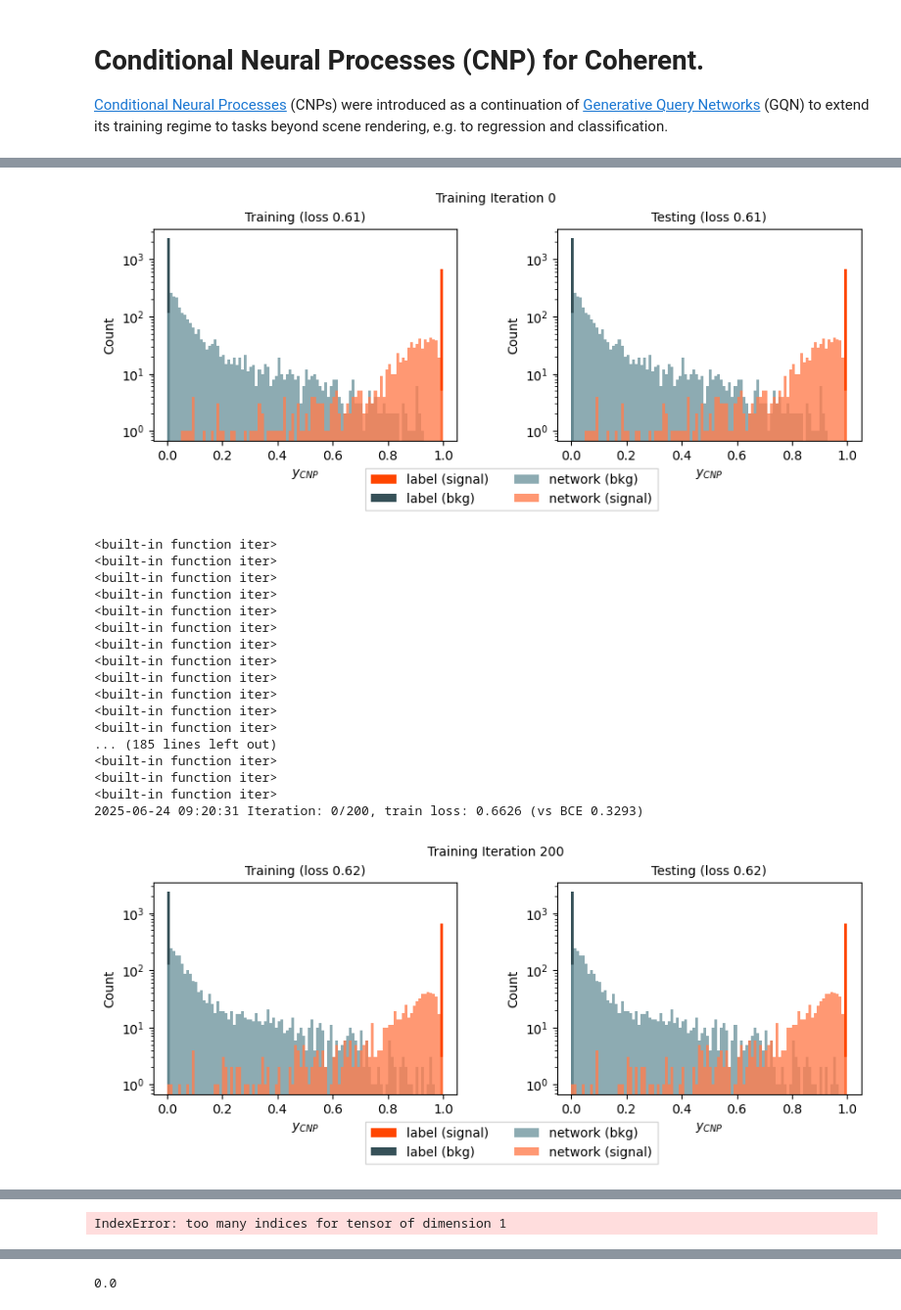
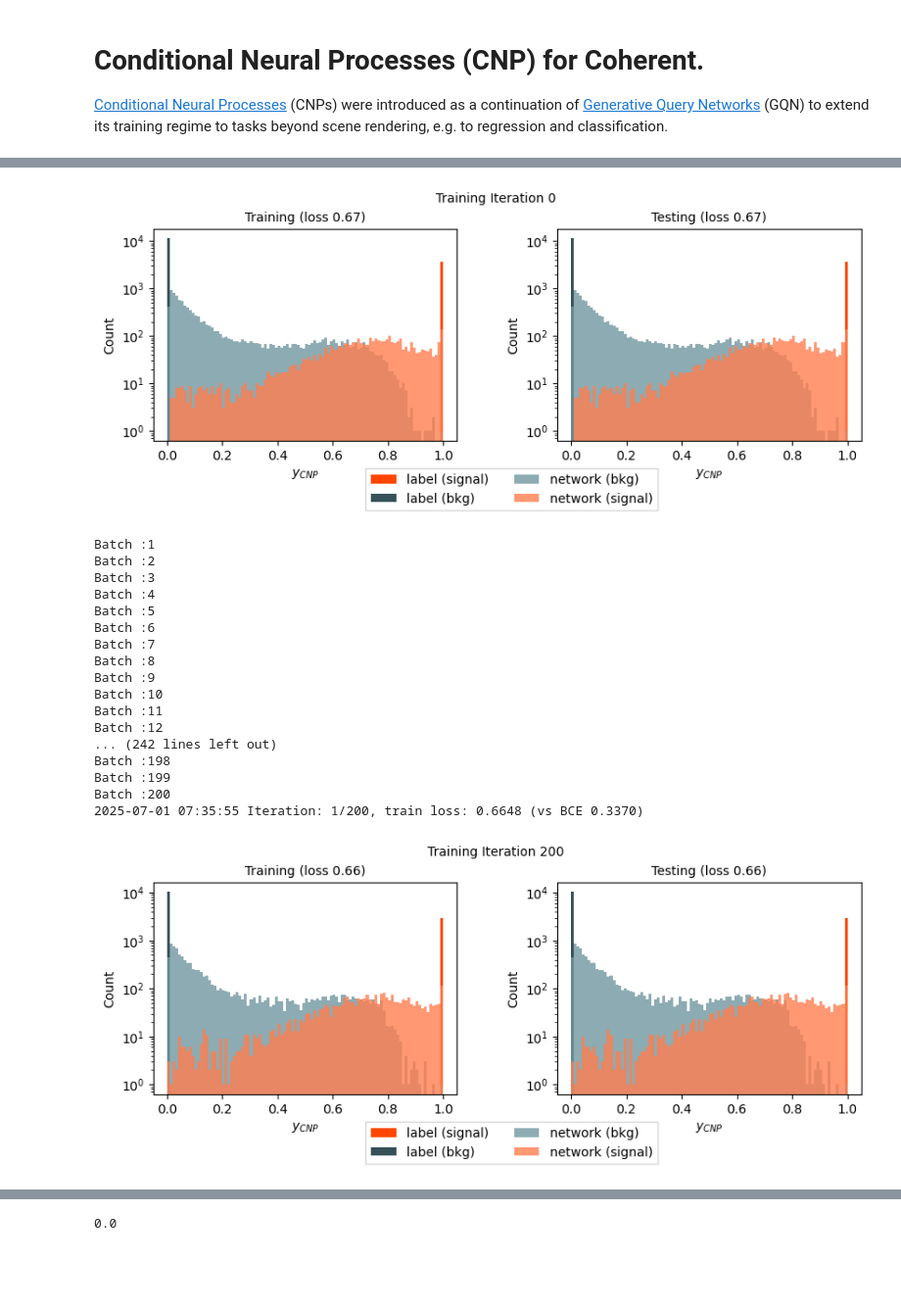
Before and after one commit to brianzliu/resum-coherent, a Jupyter notebook: examples/run_cnp/conditional_neural_process_predict_coherent.ipynb, the cells around one changed output, grey strips where cells are left out. Shown: that part at 98% size. Saved outputs shown, nothing was run; the diff lists cells and outputs as text; code cells hidden in the pictures; blank space fills up the shorter version.

Commit message:
added new visualizations

```diff
--- a/examples/run_cnp/conditional_neural_process_predict_coherent.ipynb
+++ b/examples/run_cnp/conditional_neural_process_predict_coherent.ipynb
@@ -308,6 +68,5 @@ IndexError: too many indices for tensor of dimension 1
 # %%
 bce = nn.BCELoss()
-iter_predict = 0
 
 # create a PdfPages object
 test_idx=0
@@ -330,10 +89,15 @@ for p, path in enumerate(config_file["path_settings"]["path_to_files_predict"]):
     dataset_predict.set_loader()
     dataloader_predict = dataset_predict.dataloader
 
-
-    #it_batch = 0
+    # Shuffle the files in the dataset for randomized prediction order
+    dataloader_predict.dataset.shuffle_files()
 
     for b, batch in enumerate(dataloader_predict):
+        # Safety check: Skip empty batches
+        if batch.numel() == 0:
+            print(f"Warning: Skipping empty batch at iteration {b}")
+            continue
+
         batch_formated=dataset_predict.format_batch_for_cnp(batch,config_file["cnp_settings"]["context_is_subset"] )
         # Get the predicted mean and variance at the target points for the testing set
         log_prob, mu, sigma = model(batch_formated.query, batch_formated.target_y, is_binary)
@@ -347,12 +111,11 @@ for p, path in enumerate(config_file["path_settings"]["path_to_files_predict"]):
             loss_bce=-1
 
 
-
         mu=mu[0].detach().numpy()
         sigma = sigma[0].detach().numpy()
 
         theta=batch_formated.query[1][0].detach().numpy()
-        print(iter_predict)
+        print(f"Batch :{it_batch}")
         row = np.array([iteration[p]] + [fidelity[p]] + [len(mu)] + theta[0,:theta_size].tolist() + [np.mean(mu), np.sqrt(np.sum(sigma**2)) / len(sigma), np.mean(batch_formated.target_y.detach().numpy()),loss.item(), loss_bce.item()])
         # Reshape to 2D array (one row)
         row = row.reshape(1, -1)
@@ -372,5 +135,4 @@ for p, path in enumerate(config_file["path_settings"]["path_to_files_predict"]):
                         fig = plotting.plot(mu[:,k], batch_formated.target_y[0].detach().numpy()[:,k], f'{loss:.2f}', mu_predict[:,k], batch_formated.target_y[0].detach().numpy()[:,k], f'{loss_predict:.2f}', target_range, it_batch)
 
         it_batch+=1
-        iter_predict+=1
 # %% [output]
@@ -379,19 +141,19 @@ for p, path in enumerate(config_file["path_settings"]["path_to_files_predict"]):
-[figure, old version]
+[figure, new version]
-<built-in function iter>
-<built-in function iter>
-<built-in function iter>
-<built-in function iter>
-<built-in function iter>
-<built-in function iter>
-<built-in function iter>
-<built-in function iter>
-<built-in function iter>
-<built-in function iter>
-<built-in function iter>
-<built-in function iter>
-... (185 lines left out)
-<built-in function iter>
-<built-in function iter>
-<built-in function iter>
-2025-06-24 09:20:31 Iteration: 0/200, train loss: 0.6626 (vs BCE 0.3293)
+Batch :1
+Batch :2
+Batch :3
+Batch :4
+Batch :5
+Batch :6
+Batch :7
+Batch :8
+Batch :9
+Batch :10
+Batch :11
+Batch :12
+... (242 lines left out)
+Batch :198
+Batch :199
+Batch :200
+2025-07-01 07:35:55 Iteration: 1/200, train loss: 0.6648 (vs BCE 0.3370)
-[figure, old version]
+[figure, new version]
@@ -415 +176,0 @@ for p, path in enumerate(config_file["path_settings"]["path_to_files_predict"]):
-IndexError: too many indices for tensor of dimension 1
```
Also changed, not shown: parts of 14 cells of this notebook, 24 other files.
